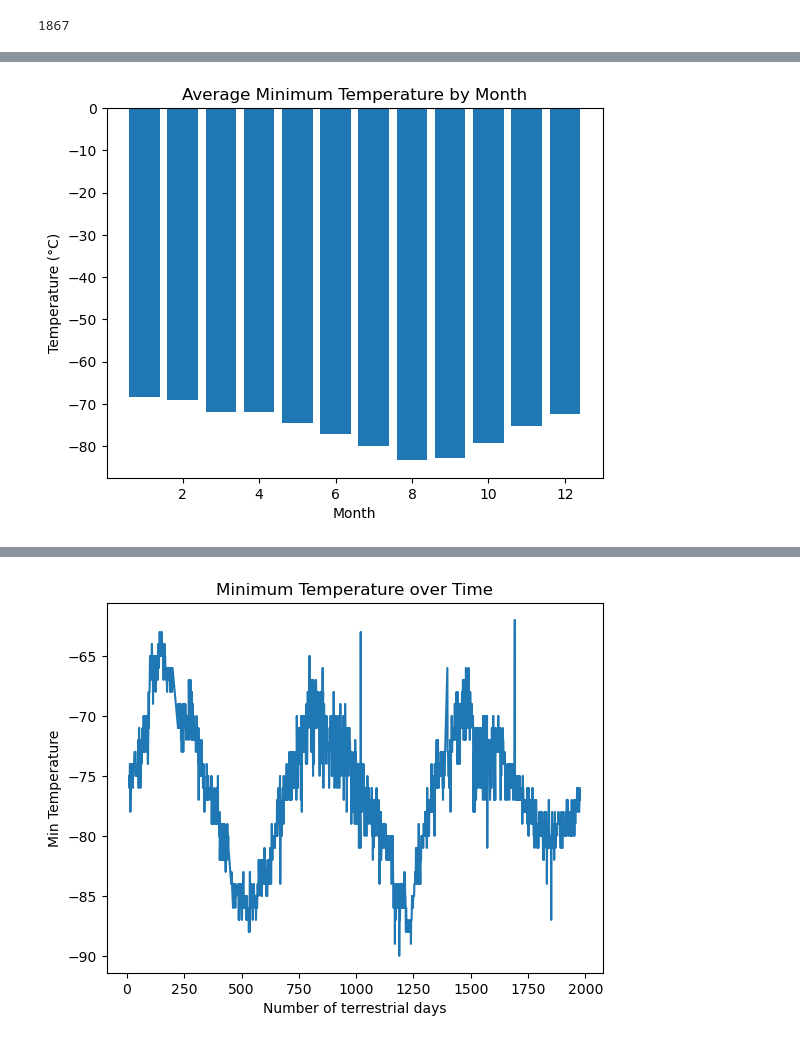
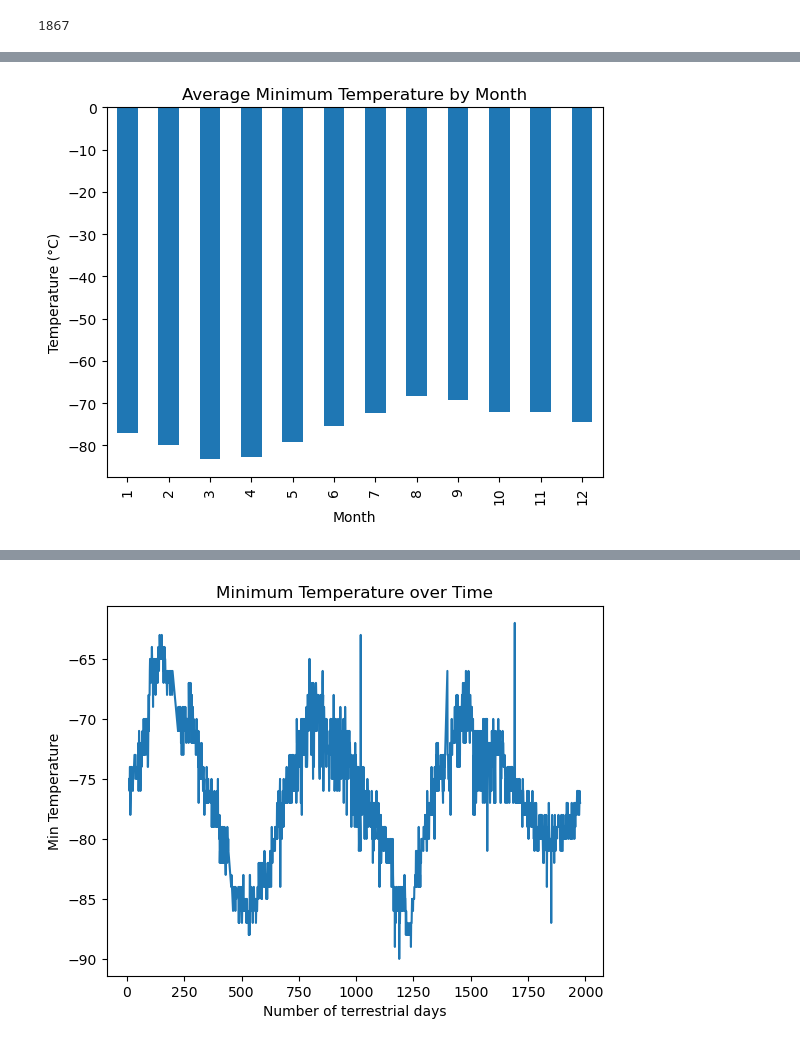
Before and after one commit to cindyd97/Webscraping-Mars-Data-Beautiful-Soup, a Jupyter notebook: part_2_mars_weather.ipynb, the cells around one changed output, grey strips where cells are left out. Drawn from its saved outputs; the diff is of its cells as text; code cells hidden in the pictures.

```diff
--- a/part_2_mars_weather.ipynb
+++ b/part_2_mars_weather.ipynb
@@ -158,13 +158,12 @@ month
 Name: min_temp, dtype: float64
 # %%
 # Plot the average minimum temperature by month
-plt.bar(months,avg_min_temp)
+avg_min_temp.plot(kind='bar')
 plt.title('Average Minimum Temperature by Month')
 plt.xlabel('Month')
 plt.ylabel('Temperature (°C)')
-#plt.xticks(months, ['Jan', 'Feb', 'Mar', 'Apr', 'May', 'Jun', 'Jul', 'Aug', 'Sep', 'Oct', 'Nov', 'Dec'])
 plt.show()
 # %% [output]
-[figure, old version]
+[figure, new version]
 # %%
 # Identify the coldest and hottest months in Curiosity's location by sorting the previous graph
```
Also changed, not shown: parts of 10 cells of this notebook, 1 other file.
